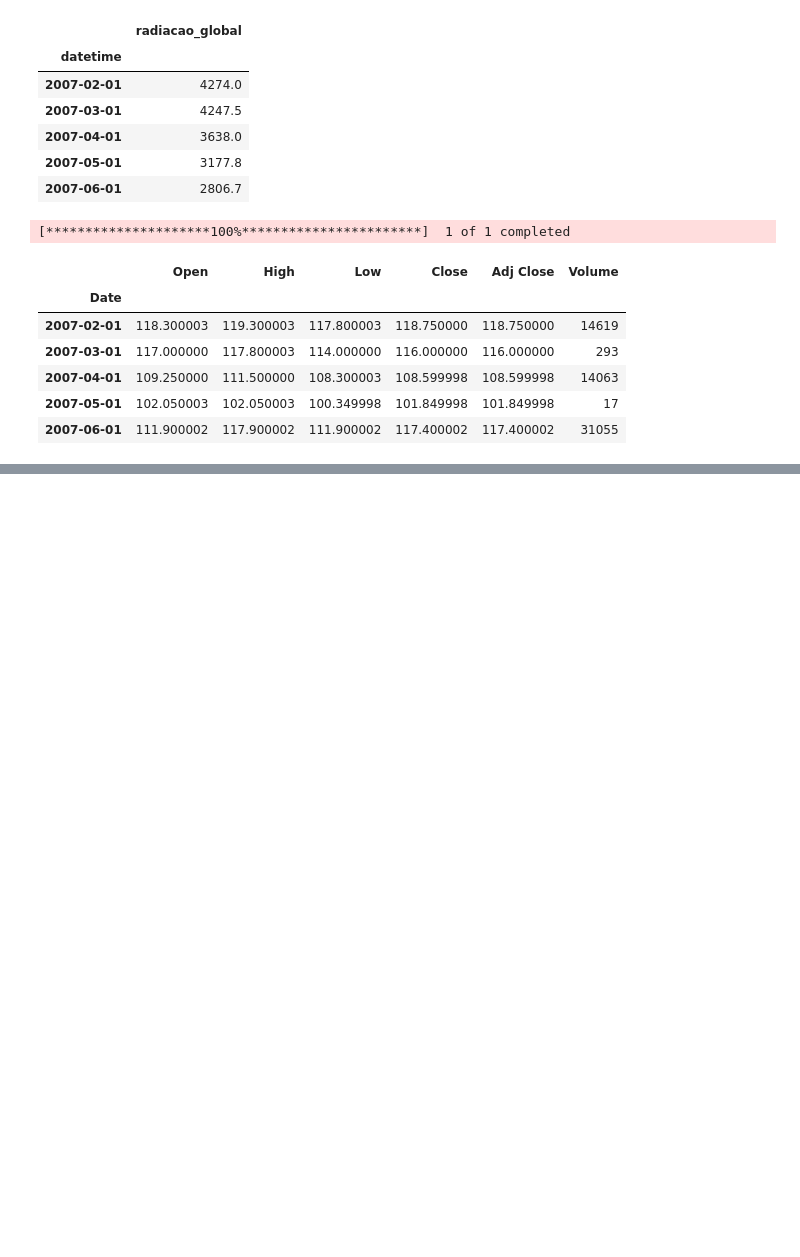
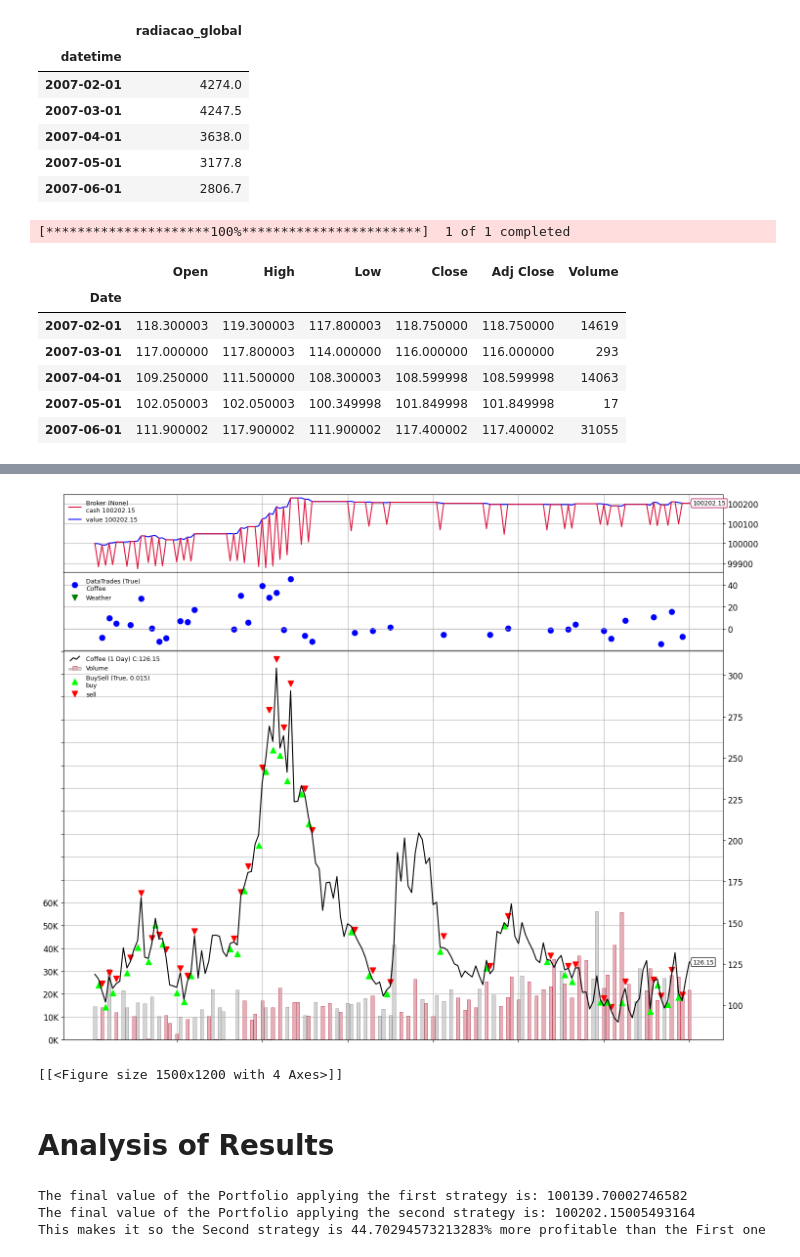
Before and after one commit to JoaoMorais96/coffee-futures, a Jupyter notebook: scripts/trading_strategy.ipynb, the cells around one changed output, grey strips where cells are left out. Saved outputs shown, nothing was run; the diff lists cells and outputs as text; code cells hidden in the pictures; blank space fills up the shorter version.

```diff
--- a/scripts/trading_strategy.ipynb
+++ b/scripts/trading_strategy.ipynb
@@ -171,0 +217,28 @@ cerebro.plot(iplot = False)
+# %%
+plt.rcParams['figure.figsize'] = [15, 12]
+plt.rcParams.update({'font.size': 12})
+cerebroSecond.plot(iplot = False)
+# %% [output]
+[figure, added]
+[[<Figure size 1500x1200 with 4 Axes>]]
+# %% [markdown]
+# Analysis of Results
+# %%
+print(f'The final value of the Portfolio applying the first strategy is: {finalPValue_firstStrat}')
+print(f'The final value of the Portfolio applying the second strategy is: {finalPValue_secondStrat}')
+
+# Get the profit for both strats
+finalProfit_firstStrat = 100000-finalPValue_firstStrat
+finalProfit_secondStrat = 100000-finalPValue_secondStrat
+
+# Compare the 2 strats results
+if finalPValue_firstStrat > finalPValue_secondStrat:
+    print(f'This makes it so the First strategy is {(finalProfit_firstStrat-finalProfit_secondStrat)/finalProfit_secondStrat * 100}% more profitable than the Second one')
+elif finalPValue_firstStrat < finalPValue_secondStrat:
+    print(f'This makes it so the Second strategy is {(finalProfit_secondStrat-finalProfit_firstStrat)/finalProfit_firstStrat * 100}% more profitable than the First one')
+else:
+    print(f'Both strategies yield the same profit.')
+# %% [output]
+The final value of the Portfolio applying the first strategy is: 100139.70002746582
+The final value of the Portfolio applying the second strategy is: 100202.15005493164
+This makes it so the Second strategy is 44.70294573213283% more profitable than the First one
```
Also changed, not shown: parts of 14 cells of this notebook.
